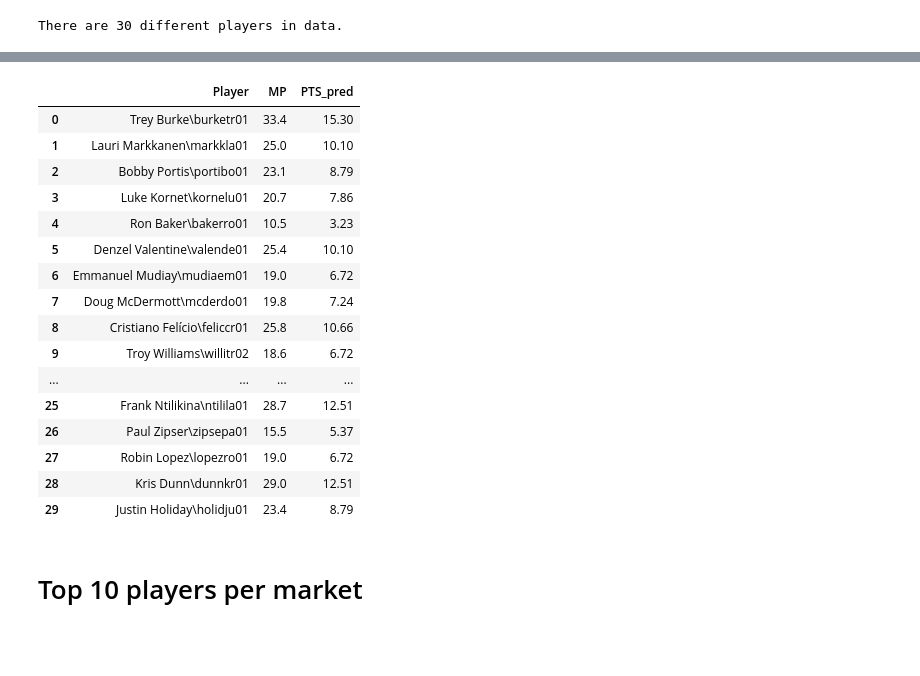
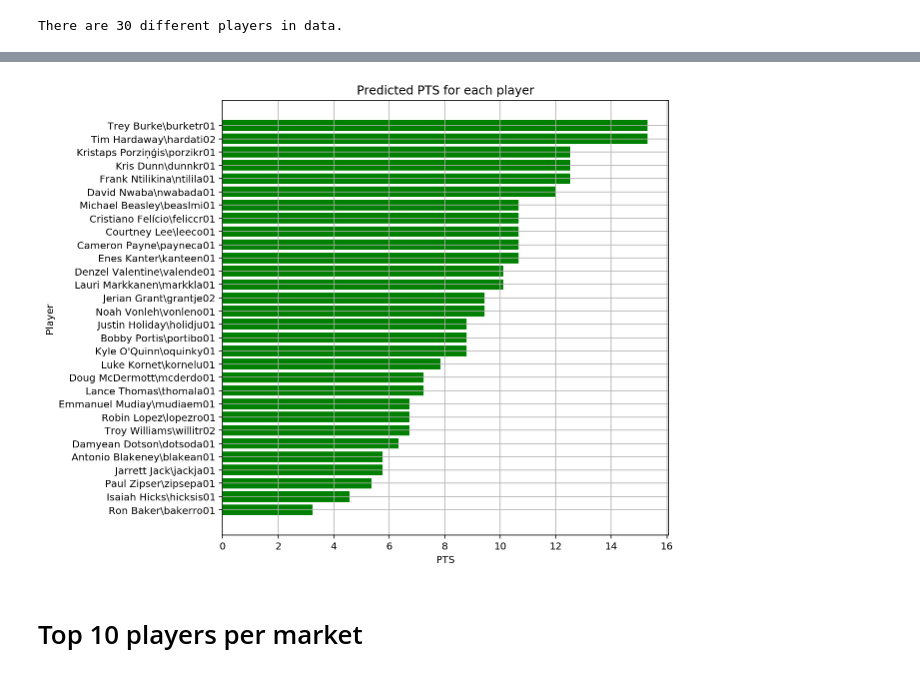
Before and after one commit to CiroLV/Basket_ball_data, a Jupyter notebook: Basketball_Markets.ipynb, the cells around one changed output, grey strips where cells are left out. Cells and saved outputs as stored; diff of their text form; code cells hidden in the pictures; blank space fills up the shorter version.

```diff
--- a/Basketball_Markets.ipynb
+++ b/Basketball_Markets.ipynb
@@ -248,7 +214,7 @@ xg_reg = xgb.train(params=params, dtrain=data_dmatrix, num_boost_round=num_boost
 import joblib
 # %%
 #save model
-joblib.dump(xg_reg,'xgb_pts_model.pkl' )
+# joblib.dump(xg_reg,'xgb_pts_model.pkl' )
 
 #load saved model
-# xg_reg = joblib.load('xgb_pts_model.pkl')
+xg_reg = joblib.load('xgb_pts_model.pkl')
@@ -376,4 +334,4 @@ X_to_pred = np.array([x[1] for x in player_MP_list])
 # %%
 dataset = pd.DataFrame()
-dataset['Player'] = np.array([x[0] for x in player_MP_list])
-dataset['MP']=X_to_pred
+dataset['Player'] = names
+dataset['MP']= MP_played_mean
@@ -396,26 +344,17 @@ pts_pred = xg_reg.predict(data_dmatrix)
 dataset['PTS_pred']= pts_pred
 # %%
 dataset.PTS_pred = round(dataset.PTS_pred,2)
-# %%
-dataset
-# %% [output]
-|  | Player | MP | PTS_pred |
-| 0 | Trey Burke\burketr01 | 33.4 | 15.30 |
-| 1 | Lauri Markkanen\markkla01 | 25.0 | 10.10 |
-| 2 | Bobby Portis\portibo01 | 23.1 | 8.79 |
-| 3 | Luke Kornet\kornelu01 | 20.7 | 7.86 |
-| 4 | Ron Baker\bakerro01 | 10.5 | 3.23 |
-| 5 | Denzel Valentine\valende01 | 25.4 | 10.10 |
-| 6 | Emmanuel Mudiay\mudiaem01 | 19.0 | 6.72 |
-| 7 | Doug McDermott\mcderdo01 | 19.8 | 7.24 |
-| 8 | Cristiano Felício\feliccr01 | 25.8 | 10.66 |
-| 9 | Troy Williams\willitr02 | 18.6 | 6.72 |
-| ... | ... | ... | ... |
-| 25 | Frank Ntilikina\ntilila01 | 28.7 | 12.51 |
-| 26 | Paul Zipser\zipsepa01 | 15.5 | 5.37 |
-| 27 | Robin Lopez\lopezro01 | 19.0 | 6.72 |
-| 28 | Kris Dunn\dunnkr01 | 29.0 | 12.51 |
-| 29 | Justin Holiday\holidju01 | 23.4 | 8.79 |
+# %%
+fig = plt.figure(figsize=[8,8])
+ax = plt.barh(y=dataset['Player'],width=dataset['PTS_pred'],height=0.8,color='green')
+plt.grid()
+plt.title('Predicted PTS for each player')
+plt.xlabel('PTS')
+plt.ylabel('Player')
+
+plt.show()
+# %% [output]
+[figure, added]
 # %% [markdown]
 # Top 10 players per market
 # %%
```
Also changed, not shown: parts of 15 cells of this notebook, 1 other file.
